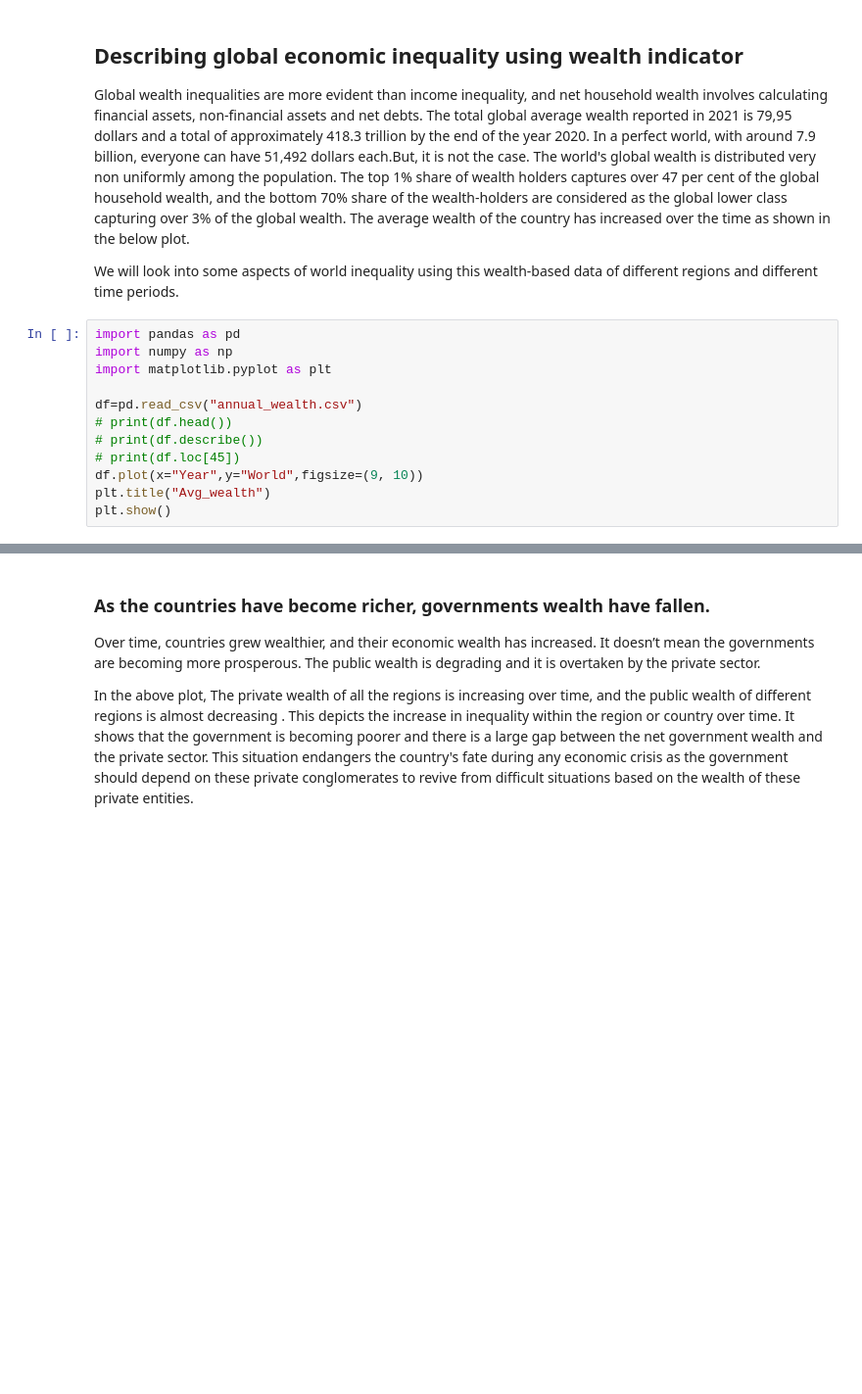
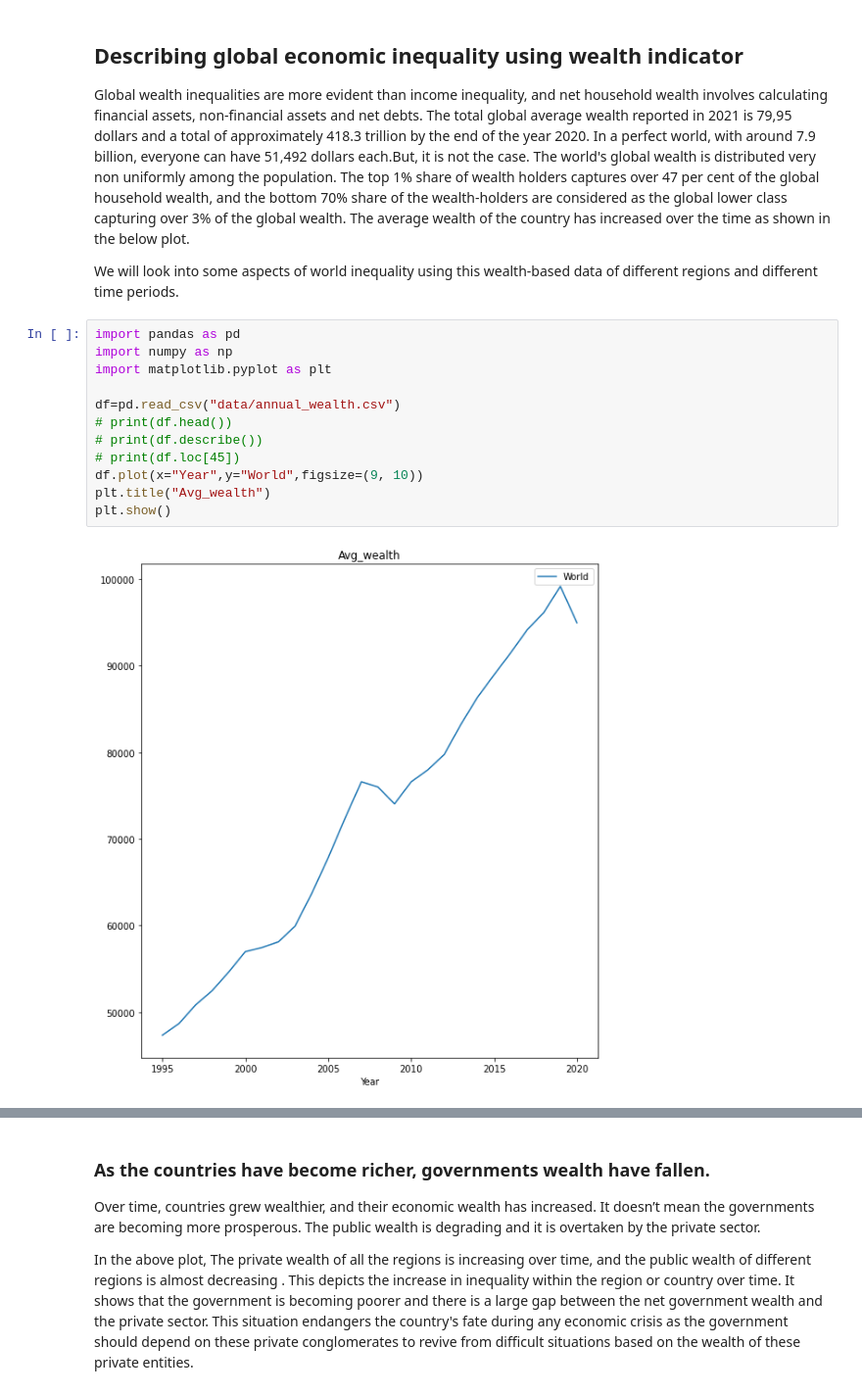
Before and after one commit to CS328-Spring-2022/writing-assignment-jrh, a Jupyter notebook: _notebooks/index.ipynb, the cells around one changed output, grey strips where cells are left out. Shown at 98% size. Saved outputs shown, nothing was run; the diff lists cells and outputs as text; blank space fills up the shorter version.

```diff
--- a/_notebooks/index.ipynb
+++ b/_notebooks/index.ipynb
@@ -100,15 +106,17 @@ We will look into some aspects of world inequality using this wealth-based data
 # %%
 import pandas as pd
 import numpy as np
 import matplotlib.pyplot as plt
 
-df=pd.read_csv("annual_wealth.csv")
+df=pd.read_csv("data/annual_wealth.csv")
 # print(df.head())
 # print(df.describe())
 # print(df.loc[45])
 df.plot(x="Year",y="World",figsize=(9, 10))
 plt.title("Avg_wealth")
 plt.show()
+# %% [output]
+[figure, added]
 # %%
 import pandas as pd
 import numpy as np
```
Also changed, not shown: parts of 8 cells of this notebook, 1 other file.
